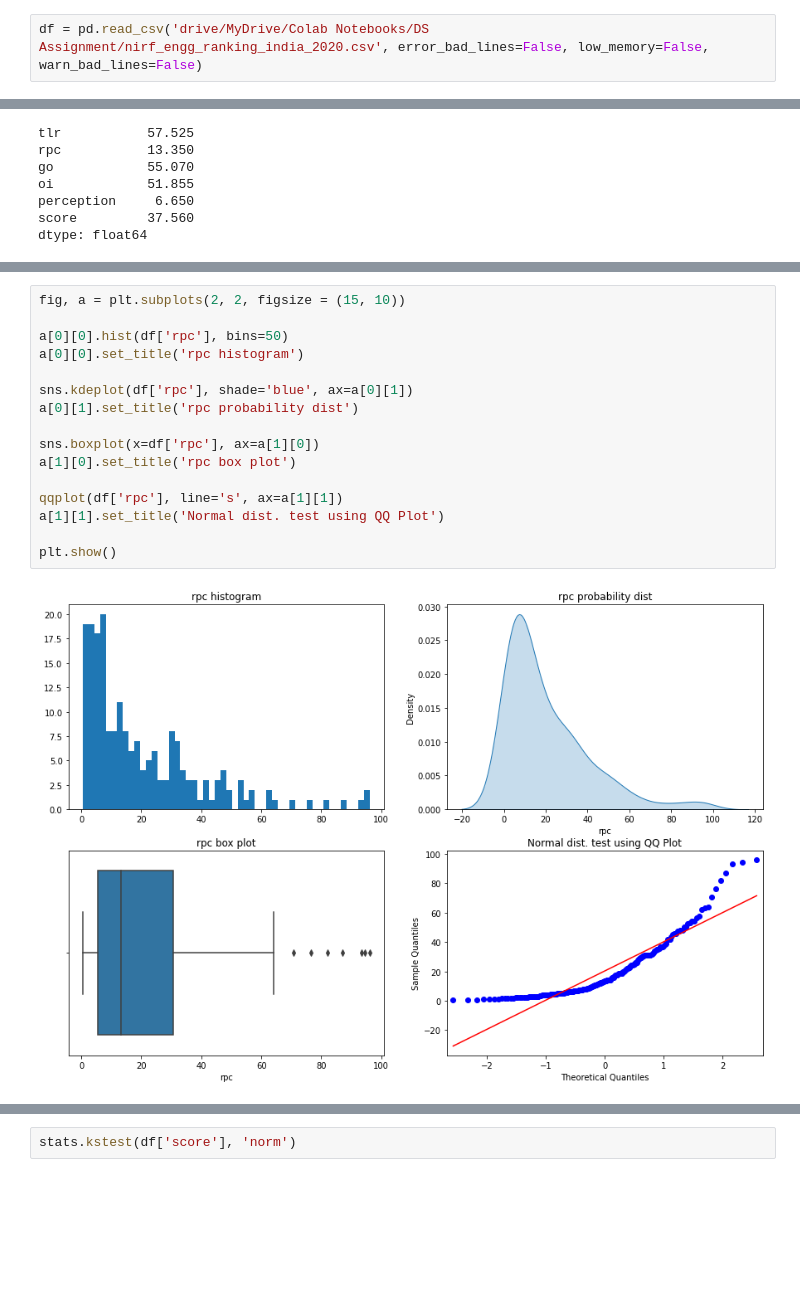
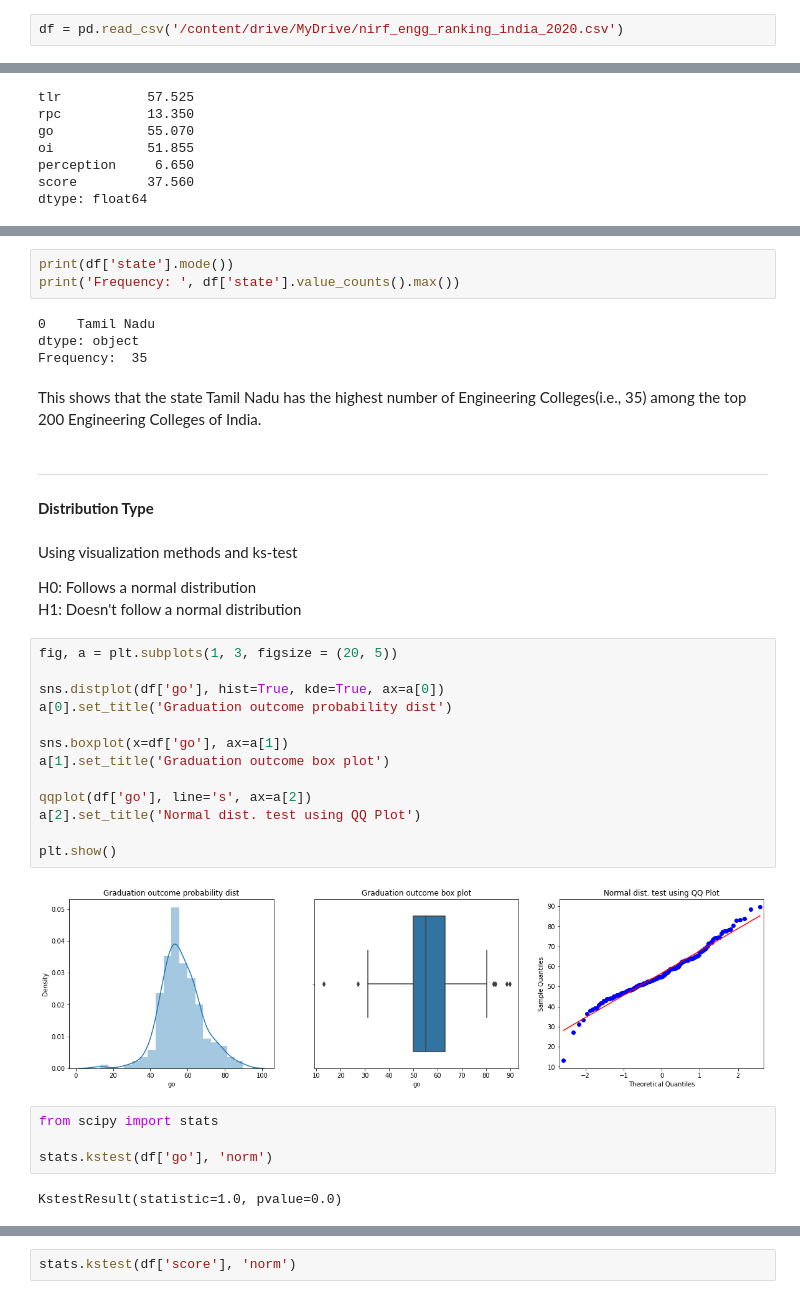
Before and after one commit to CodesOfAnurag/DataScienceAssignment, a Jupyter notebook: DS_Assignment.ipynb, the cells around one changed output, grey strips where cells are left out. Drawn from its saved outputs; the diff is of its cells as text; blank space fills up the shorter version.

```diff
--- a/DS_Assignment.ipynb
+++ b/DS_Assignment.ipynb
@@ -18,5 +10,5 @@ import datetime
 # %%
-df = pd.read_csv('drive/MyDrive/Colab Notebooks/DS Assignment/nirf_engg_ranking_india_2020.csv', error_bad_lines=False, low_memory=False, warn_bad_lines=False)
+df = pd.read_csv('/content/drive/MyDrive/nirf_engg_ranking_india_2020.csv')
 # %%
 df.head()
 # %% [output]
@@ -84,18 +88,41 @@ Mode of every column present in the dataset(Nominal, interval and ratio type dat
+# %%
+print(df['state'].mode())
+print('Frequency: ', df['state'].value_counts().max())
+# %% [output]
+0    Tamil Nadu
+dtype: object
+Frequency:  35
+# %% [markdown]
+This shows that the state Tamil Nadu has the highest number of Engineering Colleges(i.e., 35) among the top 200 Engineering Colleges of India.
+# %% [markdown]
+
+
+---
+# %% [markdown]
+**Distribution Type**
+# %% [markdown]
+Using visualization methods and ks-test<br>
+
+H0: Follows a normal distribution<br>
+H1: Doesn't follow a normal distribution
 # %%
-fig, a = plt.subplots(2, 2, figsize = (15, 10))
+fig, a = plt.subplots(1, 3, figsize = (20, 5))
 
-a[0][0].hist(df['rpc'], bins=50)
-a[0][0].set_title('rpc histogram')
+sns.distplot(df['go'], hist=True, kde=True, ax=a[0])
+a[0].set_title('Graduation outcome probability dist')
 
-sns.kdeplot(df['rpc'], shade='blue', ax=a[0][1])
-a[0][1].set_title('rpc probability dist')
+sns.boxplot(x=df['go'], ax=a[1])
+a[1].set_title('Graduation outcome box plot')
 
-sns.boxplot(x=df['rpc'], ax=a[1][0])
-a[1][0].set_title('rpc box plot')
-
-qqplot(df['rpc'], line='s', ax=a[1][1])
-a[1][1].set_title('Normal dist. test using QQ Plot')
+qqplot(df['go'], line='s', ax=a[2])
+a[2].set_title('Normal dist. test using QQ Plot')
 
 plt.show()
 # %% [output]
-[figure, old version]
+[figure, new version]
+# %%
+from scipy import stats
+
+stats.kstest(df['go'], 'norm')
+# %% [output]
+KstestResult(statistic=1.0, pvalue=0.0)
```
Also changed, not shown: parts of 35 cells of this notebook.
